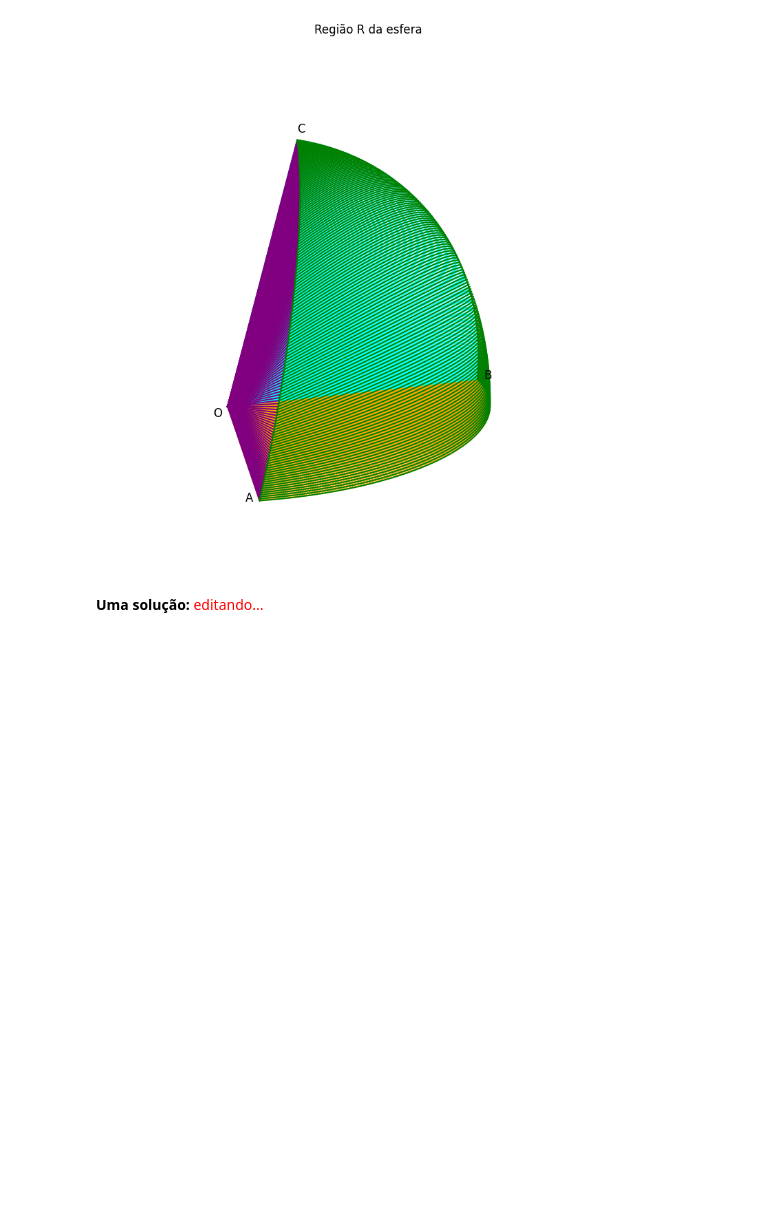
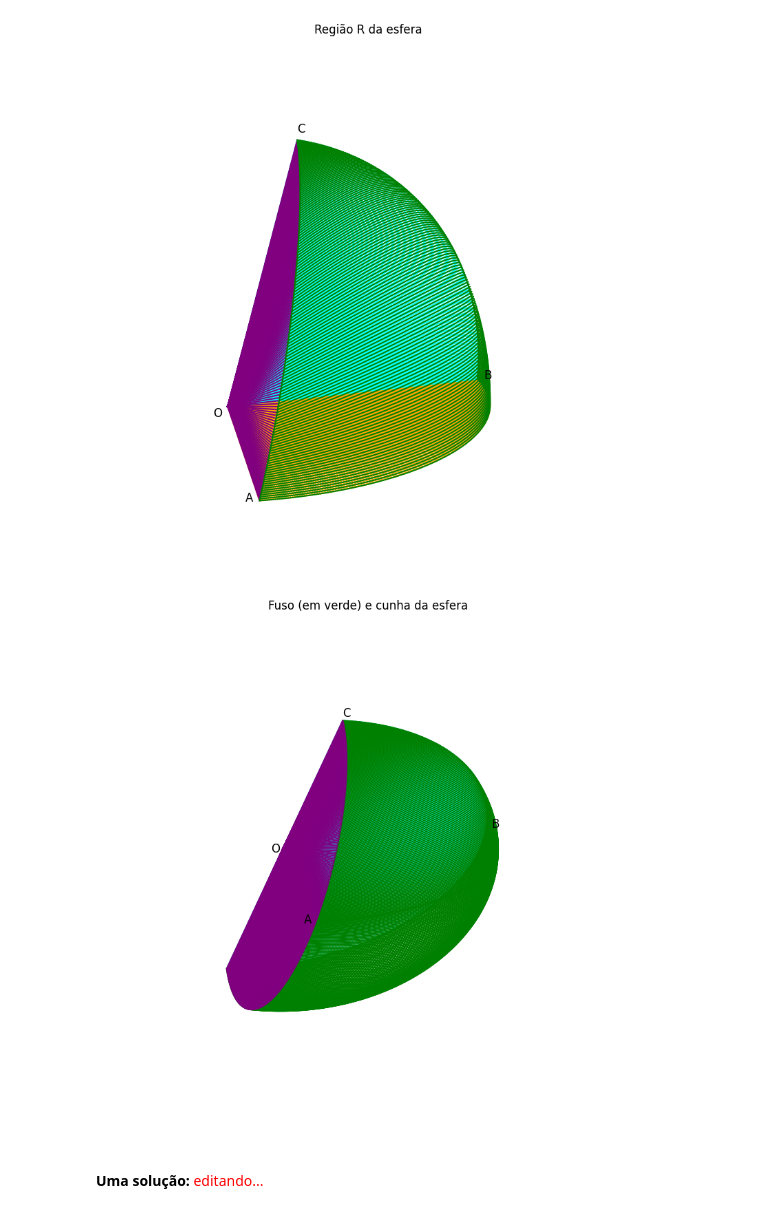
Before and after one commit to j-claudinei-f/j-claudinei-f, a Jupyter notebook: Geometria_AvII.ipynb, the cells around one changed output. Saved outputs shown, nothing was run; the diff lists cells and outputs as text; code cells hidden in the pictures; blank space fills up the shorter version.

```diff
--- a/Geometria_AvII.ipynb
+++ b/Geometria_AvII.ipynb
@@ -355,13 +355,13 @@ ax.plot3D(xac, yac, zac, color='green')
 ax.plot3D(xbc, ybc, zbc, color='green')
 
 for i in range(len(xab)):
-  AC1=np.array([s*BC[i]+(1-s)*AC[i] for s in t])
-  arcAC1=[c*s/np.linalg.norm(s) for s in AC1]
-  arcAC1=np.transpose(arcAC1)
-  zac1 = arcAC1[2]
-  xac1 = arcAC1[0]
-  yac1 = arcAC1[1]
-  ax.plot3D(xac1,yac1, zac1, color='green')
+  ACi=np.array([s*BC[i]+(1-s)*AC[i] for s in t])
+  arcACi=[c*s/np.linalg.norm(s) for s in ACi]
+  arcACi=np.transpose(arcACi)
+  zaci = arcACi[2]
+  xaci = arcACi[0]
+  yaci = arcACi[1]
+  ax.plot3D(xaci,yaci, zaci, color='green')
 
 #ax.scatter(x, y, z, color='blue')
 ax.set_title('Região R da esfera')
@@ -379,6 +379,73 @@ ax.view_init(elev=20, azim=-10)   # ângulos de exibição do tetraedro no espa
 plt.show()
 # %% [output]
 [figure]
+# %%
+AC1=np.array([-s*C+(1-s)*A for s in t])
+BC1=np.array([-s*C+(1-s)*B for s in t])
+
+# Encurvando segmentos de reta AB, AC e BC, para formar os arcos de mesmo nome.
+arcAC1=[c*s/np.linalg.norm(s) for s in AC1]
+arcAC1=np.transpose(arcAC1)
+zac1 = arcAC1[2]
+xac1 = arcAC1[0]
+yac1 = arcAC1[1]
+
+arcBC1=[c*s/np.linalg.norm(s) for s in BC1]
+arcBC1=np.transpose(arcBC1)
+zbc1 = arcBC1[2]
+xbc1 = arcBC1[0]
+ybc1 = arcBC1[1]
+
+
+fig = plt.figure(figsize=(10,10))
+# syntax for 3-D projection
+ax = plt.axes(projection ='3d')
+# plotting
+for i in range(len(xab)):
+  ax.plot3D([0,xbc[i]], [0,ybc[i]], [0,zbc[i]], color='cyan')
+  ax.plot3D([0,xbc1[i]], [0,ybc1[i]], [0,zbc1[i]], color='cyan')
+
+ax.plot3D(xac, yac, zac, color='green')
+ax.plot3D(xbc, ybc, zbc, color='green')
+ax.plot3D(xac1, yac1, zac1, color='green')
+ax.plot3D(xbc1, ybc1, zbc1, color='green')
+
+for i in range(len(xab)):
+  ACi=np.array([s*BC[i]+(1-s)*AC[i] for s in t])
+  arcACi=[c*s/np.linalg.norm(s) for s in ACi]
+  arcACi=np.transpose(arcACi)
+  zaci = arcACi[2]
+  xaci = arcACi[0]
+  yaci = arcACi[1]
+  ax.plot3D(xaci,yaci, zaci, color='green')
+  ACi=np.array([s*BC1[i]+(1-s)*AC1[i] for s in t])
+  arcACi=[c*s/np.linalg.norm(s) for s in ACi]
+  arcACi=np.transpose(arcACi)
+  zaci = arcACi[2]
+  xaci = arcACi[0]
+  yaci = arcACi[1]
+  ax.plot3D(xaci,yaci, zaci, color='green')
+
+for i in range(len(xab)):
+  ax.plot3D([0,xac[i]], [0,yac[i]], [0,zac[i]], color='purple')
+  ax.plot3D([0,xac1[i]], [0,yac1[i]], [0,zac1[i]], color='purple')
+
+#ax.scatter(x, y, z, color='blue')
+ax.set_title('Fuso (em verde) e cunha da esfera')
+# Exibindo o gráfico
+ax.set_axis_off()
+ax.set_box_aspect([2,2,2])
+ax.set_aspect('auto')
+ax.text(xab[-1],yab[-1]+0.1,zab[-1], 'B', fontsize=12)
+ax.text(xac[-1],yac[-1],zac[-1]+0.1, 'C', fontsize=12)
+ax.text(xab[0],yab[0]-0.2,zab[0], 'A', fontsize=12)
+ax.text(0-0.2,0-0.2,0-0.2, 'O', fontsize=12)
+
+
+ax.view_init(elev=20, azim=-10)   # ângulos de exibição do tetraedro no espaço
+plt.show()
+# %% [output]
+[figure, added]
 # %% [markdown]
 **Uma solução:** <font color=red> editando...
 # %% [markdown]
```
